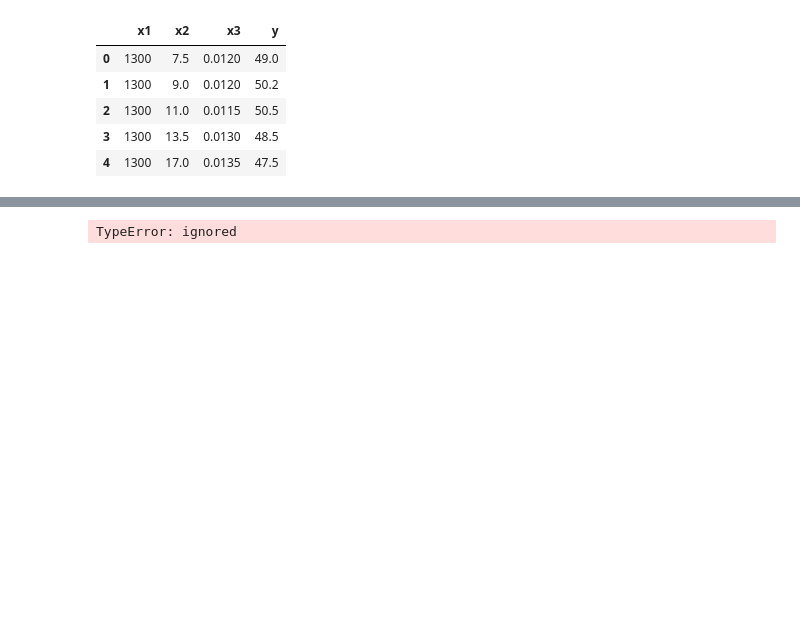
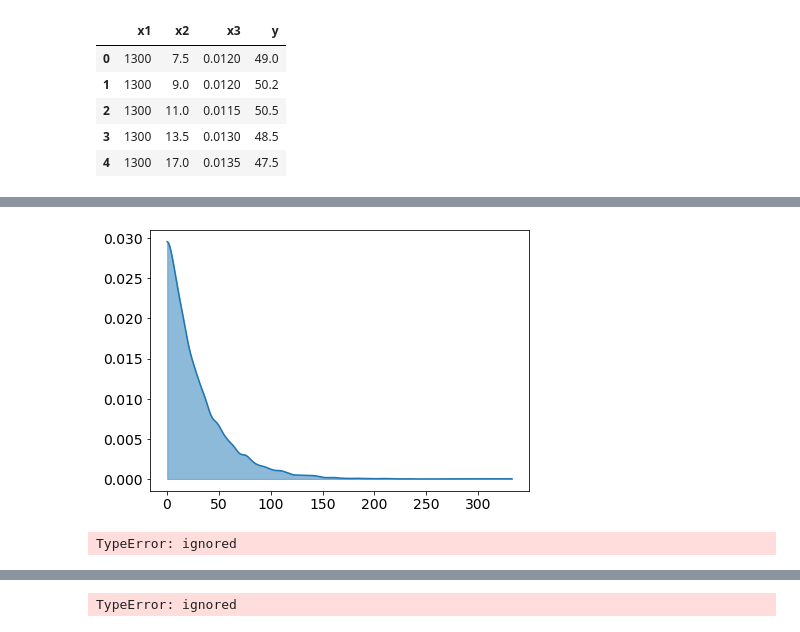
Before and after one commit to lwerth/INFO510, a Jupyter notebook: info510_hmwk4_question2.ipynb, the cells around one changed output, grey strips where cells are left out. Saved outputs shown, nothing was run; the diff lists cells and outputs as text; code cells hidden in the pictures; blank space fills up the shorter version.

```diff
--- a/info510_hmwk4_question2.ipynb
+++ b/info510_hmwk4_question2.ipynb
@@ -72,0 +85,14 @@ chem_var
+# %%
+with pm.Model() as ord_model:
+  alpha = pm.Normal('alpha', 0, .2) # for some reason I set the alpha to 1 and it was taking much longer than I needed, hopefully .2 works
+  # sigma = pm.HalfCauchy('sigma', 5)
+  sigma = pm.Exponential('sigma', 1)
+
+  vari = theano.shared(chem_var.loc[:,'x1':'x3_2'].values)
+
+  # b = pm.Flat('b', shape =9)
+  b = pm.Normal('b', 0, 1, shape=9) #next attempt
+
+  mu = pm.Deterministic('mu', alpha + b[0]*chem_var.x1 + b[1]*chem_var.x2 + b[2]*chem_var.x3 + b[3]*chem_var.x1x2 +  b[4]*chem_var.x1x3 + b[5]*chem_var.x2x3 + b[6]*chem_var.x1_2 + b[7]*chem_var.x2_2 + b[8]*chem_var.x3_2)
+
+  y = pm.Normal('y', mu, sigma, observed=chem_var.y) #chem_var.y
@@ -72,0 +140,16 @@ chem_var
+# %%
+var_idx = OrdinalEncoder(dtype = np.int64).fit_transform(chem_var[['x1']])
+
+with pm.Model() as hierarchical_mdl:
+  alpha = pm.Flat('alpha') #noninformative priors 1
+  sigma = pm.Flat('sigma')
+  tau_delta = pm.Flat('tau_delta')
+
+  temp = theano.shared(var_idx)
+  data = theano.shared(chem_var.loc[:, 'x2':'x3_2'].values)
+  beta = pm.Normal('beta', 0, 1, shape=8)
+  delta = pm.Normal('delta', 0, tau_delta, shape = 16)
+
+  mu = pm.Deterministic('mu', alpha + tt.dot(data, beta) + tt.dot(temp, delta)) #chem_var.x1, x1 is the constant variable in the dataset, it looks at 3 different types of temperatures
+
+  y = pm.Normal('y', mu, sigma, observed = chem_var.y)
@@ -72,0 +197,14 @@ chem_var
+# %%
+with hierarchical_mdl:
+    ν = pm.Exponential('ν_minus_one', 1/29.) + 1
+
+pm.kdeplot(np.random.exponential(30, size=10000), fill_kwargs={'alpha': 0.5});
+# %% [output]
+[figure, added]
+# %%
+with hierarchical_mdl:
+  distb_mean = pm.Exponential('distb_mean', 1/29.) + 1
+  t_test = pm.StudentT('t_test', nu = ν_distb_mean, mu = trace_2_sum['mcse_mean'], lam = trace_2_sum['mcse_sd'])
+t_test
+# %% [output]
+TypeError: ignored
```
Also changed, not shown: parts of 20 cells of this notebook.
